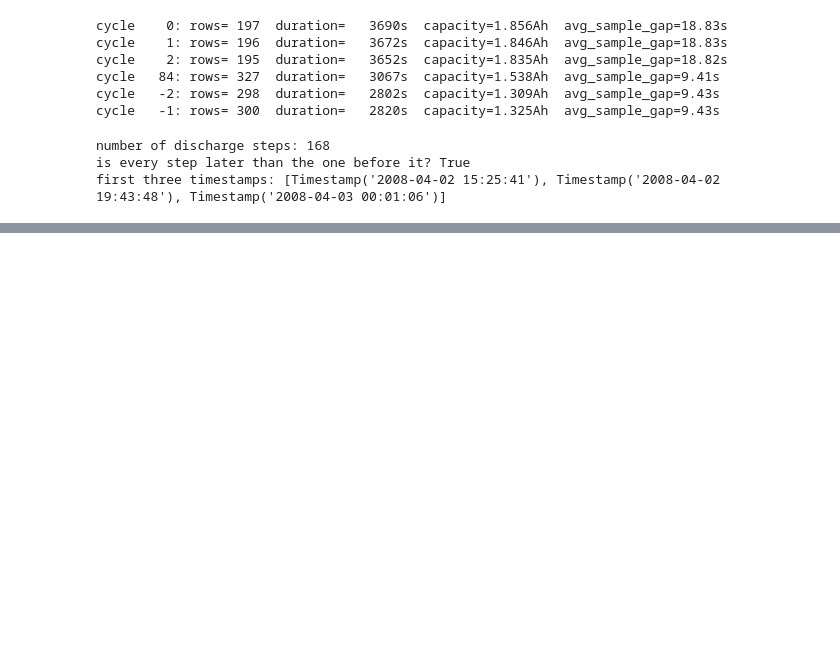
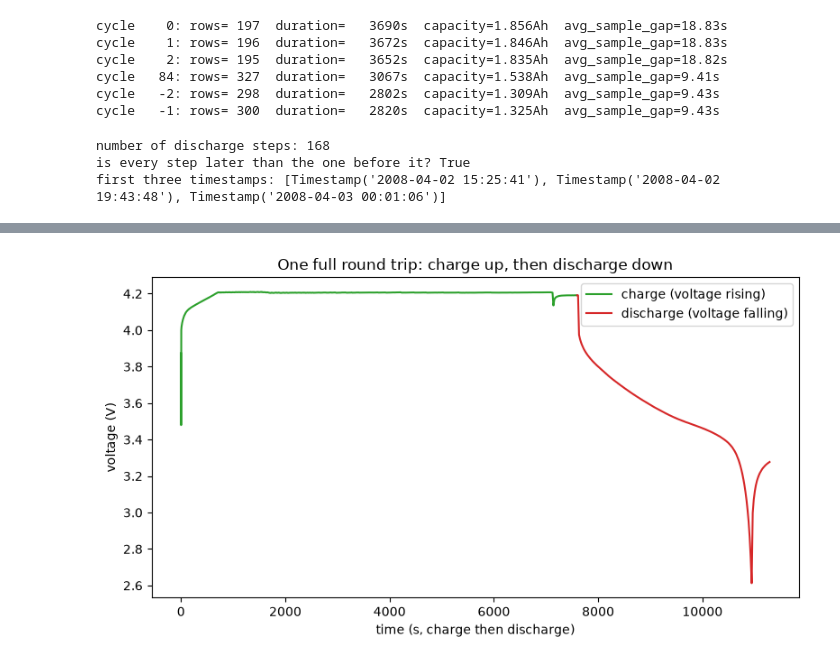
Before and after one commit to shreyagxpta/ohm-battery-eval, a Jupyter notebook: notebooks/00_explore_raw.ipynb, the cells around one changed output, grey strips where cells are left out. Cells and saved outputs as stored; diff of their text form; code cells hidden in the pictures; blank space fills up the shorter version.

```diff
--- a/notebooks/00_explore_raw.ipynb
+++ b/notebooks/00_explore_raw.ipynb
@@ -120,0 +154,19 @@ first three timestamps: [Timestamp('2008-04-02 15:25:41'), Timestamp('2008-04-02
+# %%
+steps_sorted = sorted(cycles, key=start_time)   # ALL steps, in time order
+
+# find the first charge, then the first discharge that comes after it
+ci = next(i for i,s in enumerate(steps_sorted) if s['type']=='charge')
+di = next(i for i in range(ci+1, len(steps_sorted)) if steps_sorted[i]['type']=='discharge')
+chg, dis = steps_sorted[ci], steps_sorted[di]
+
+fig, ax = plt.subplots(figsize=(8, 4.5))
+# lay them end to end on a shared time axis by offsetting the discharge
+t_chg = curve(chg,'Time')
+t_dis = curve(dis,'Time') + t_chg[-1]      # start discharge where charge ended
+ax.plot(t_chg, curve(chg,'Voltage_measured'), color="tab:green", label="charge (voltage rising)")
+ax.plot(t_dis, curve(dis,'Voltage_measured'), color="tab:red",   label="discharge (voltage falling)")
+ax.set_xlabel("time (s, charge then discharge)"); ax.set_ylabel("voltage (V)")
+ax.set_title("One full round trip: charge up, then discharge down")
+ax.legend(); plt.tight_layout(); plt.show()
+# %% [output]
+[figure, added]
```
Also changed, not shown: parts of 5 cells of this notebook.
